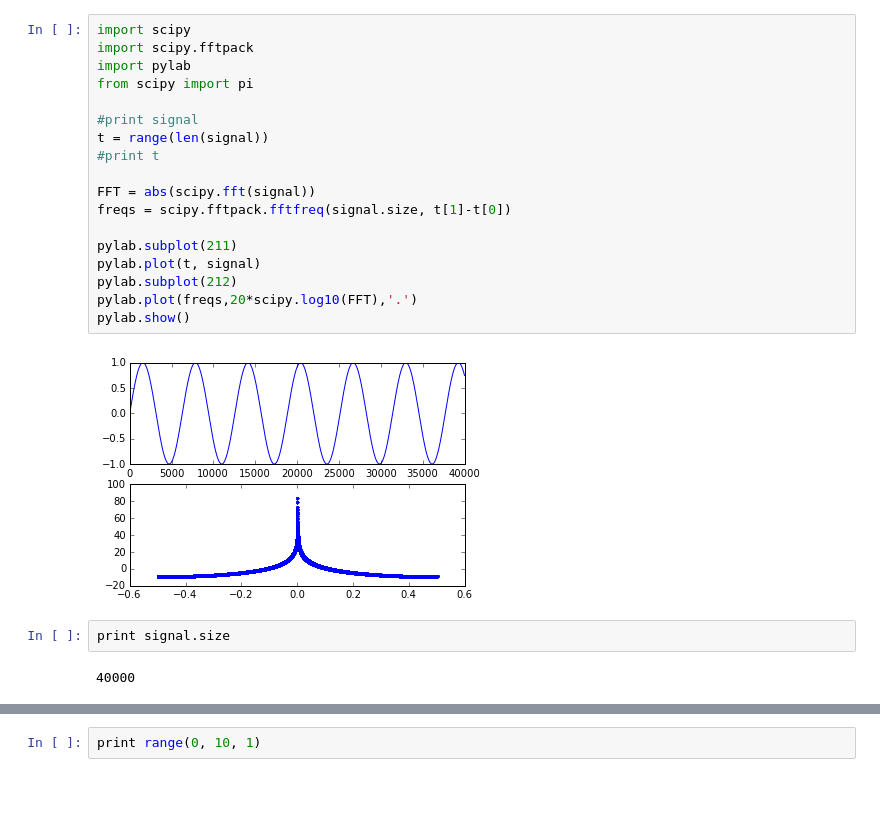
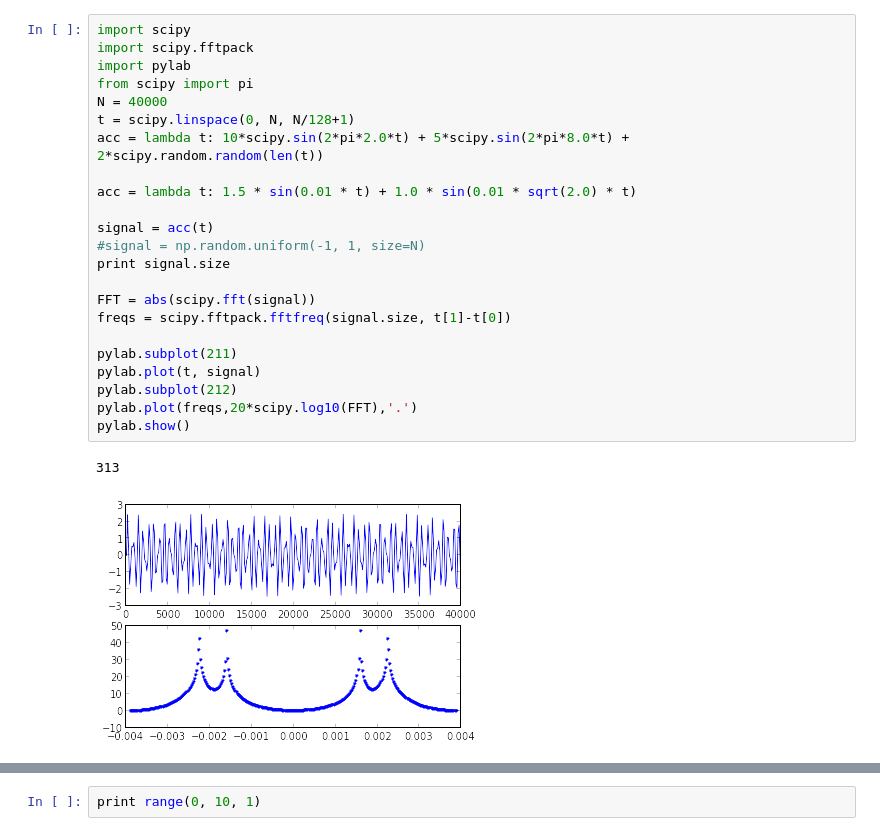
Before and after one commit to abhisheietk/crypto-chaotic, a Jupyter notebook: doc/fortran.ipynb, the cells around one changed output, grey strips where cells are left out. Drawn from its saved outputs; the diff is of its cells as text; blank space fills up the shorter version.

```diff
--- a/doc/fortran.ipynb
+++ b/doc/fortran.ipynb
@@ -124,27 +248,29 @@ Populating the interactive namespace from numpy and matplotlib
 # %%
 import scipy
 import scipy.fftpack
 import pylab
 from scipy import pi
+N = 40000
+t = scipy.linspace(0, N, N/128+1)
+acc = lambda t: 10*scipy.sin(2*pi*2.0*t) + 5*scipy.sin(2*pi*8.0*t) + 2*scipy.random.random(len(t))
 
-#print signal
-t = range(len(signal))
-#print t
+acc = lambda t: 1.5 * sin(0.01 * t) + 1.0 * sin(0.01 * sqrt(2.0) * t)
+
+signal = acc(t)
+#signal = np.random.uniform(-1, 1, size=N)
+print signal.size
 
 FFT = abs(scipy.fft(signal))
 freqs = scipy.fftpack.fftfreq(signal.size, t[1]-t[0])
 
 pylab.subplot(211)
 pylab.plot(t, signal)
 pylab.subplot(212)
 pylab.plot(freqs,20*scipy.log10(FFT),'.')
 pylab.show()
 # %% [output]
+313
-[figure, old version]
+[figure, new version]
-# %%
-print signal.size
-# %% [output]
-40000
 # %%
 import scipy
 import scipy.fftpack
```
Also changed, not shown: parts of 10 cells of this notebook, 4 other files.
